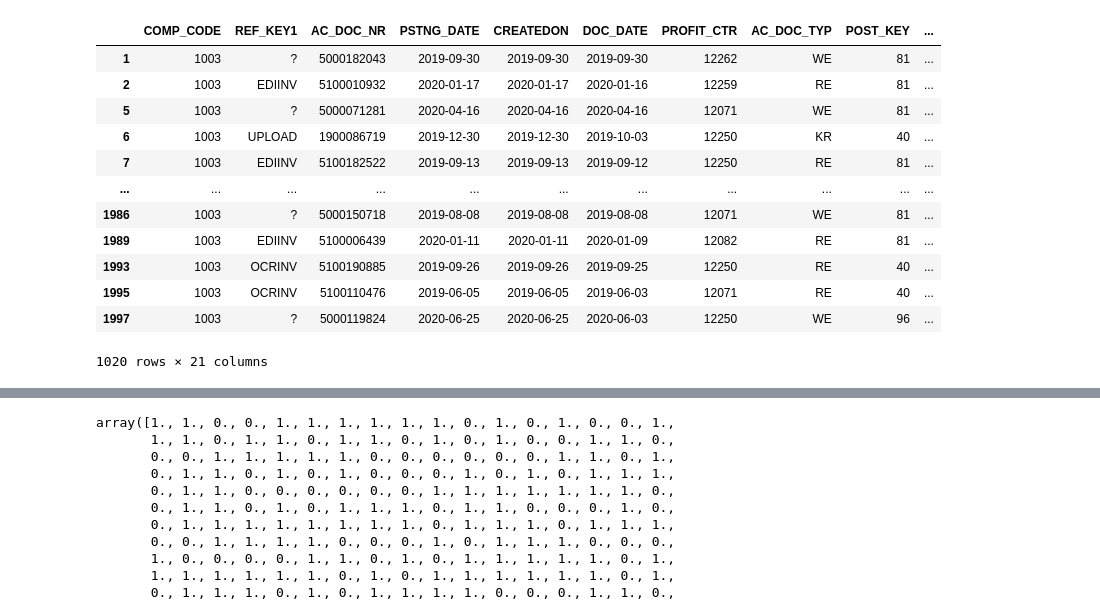
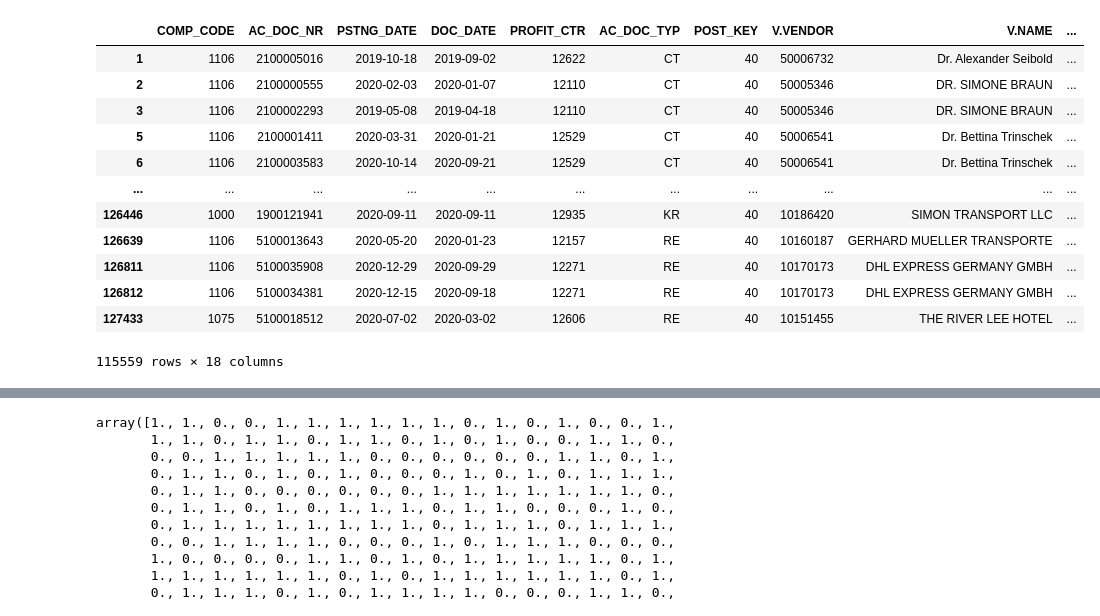
Before and after one commit to dylan1218/ClassificationProject, a Jupyter notebook: ModelsDL sup.ipynb, the cells around one changed output, grey strips where cells are left out. Saved outputs shown, nothing was run; the diff lists cells and outputs as text; code cells hidden in the pictures.

```diff
--- a/ModelsDL sup.ipynb
+++ b/ModelsDL sup.ipynb
@@ -16,8 +16,8 @@ print(Path.cwd())
 
 pathBase = str(Path.cwd())
 cv = CountVectorizer()
-df = pd.read_csv(pathBase + "\Datasets\TeraSample.csv")
-dfOP = pd.read_csv(pathBase + "\Datasets\OpenPmntsVendors.csv")
+df = pd.read_csv(pathBase + "\Datasets\TeraSample_Supervised.csv")
+#dfOP = pd.read_csv(pathBase + "\Datasets\OpenPmntsVendors.csv")
 
 
 with pd.option_context('display.max_rows', None, 'display.max_columns', None):
@@ -48,80 +48,87 @@ BANKACCT                1737     195              870512506     155
 #Define relavent fields to model and their associated data types and feature engineering methods
 
 colDict = {
-    "COMP_CODE": {"Type":"Categorical", "Method":"1hot"},
-    "REF_KEY1":{"Type":"Categorical", "Method":"1hot"},
+    "COMP_CODE": {"Type":"Categorical", "Method":"1hot"}, #In
+    #"REF_KEY1":{"Type":"Categorical", "Method":"1hot"},
     "AC_DOC_NR": {"Type":"ID", "Method":"N/A"},
     "PSTNG_DATE":{"Type":"Date", "Method":"DateEncode"},
-    "CREATEDON":{"Type":"Date", "Method":"DateEncode"},
+    #"CREATEDON":{"Type":"Date", "Method":"DateEncode"},
     "DOC_DATE":{"Type":"Date", "Method":"DateEncode"},
     "PROFIT_CTR":{"Type":"Categorical", "Method":"1hot"},
     "AC_DOC_TYP":{"Type":"Categorical", "Method":"1hot"},
     "POST_KEY":{"Type":"Categorical", "Method":"1hot"},
-    "CREDITOR":{"Type":"Categorical", "Method":"MapEncode"},
-    "NAME":{"Type":"Text", "Method":"Tokenize"},
+    "V.VENDOR":{"Type":"Categorical", "Method":"MapEncode"},#Was creditor
+    "V.NAME":{"Type":"Text", "Method":"Tokenize"}, #Was name
     "GL_ACCOUNT":{"Type":"Categorical", "Method":"1hot"},
-    "CUSTOMER":{"Type":"Categorical", "Method":"MapEncode"},
+    #"CUSTOMER":{"Type":"Categorical", "Method":"MapEncode"}, no longer included
     "POSTXT":{"Type":"Text", "Method":"Tokenize"},
-    "BIC_ZUSERNAM":{"Type":"Categorical", "Method":"MapEncode"},
+    #"BIC_ZUSERNAM":{"Type":"Categorical", "Method":"MapEncode"}, no longer included
     "ZBKTXT":{"Type":"Text", "Method":"Tokenize"},
     "ZTCODE":{"TYpe":"Categorical", "Method":"1hot"},
     "DEB_CRE_USD":{"Type":"Numerical", "Method":"GroupEncode"},
-    "BIC_ZTERMPAY":{"Type":"Categorical", "Method":"1hot"},
+    "V.BIC_ZTERMPAY":{"Type":"Categorical", "Method":"1hot"},
     "MATL_GROUP":{"Type":"Categorical", "Method":"1hot"},
-    "ACCNT_GRPV":{"Type":"Categorical", "Method":"1hot"}
+    "ACCNT_GRPV":{"Type":"Categorical", "Method":"1hot"},
+    "HCPClass":{"Type":"Categorical", "Method":"LabelEncode"}, #Target
+    "Compliance Bucket":{"Type":"Categorical", "Method":"1hot"},
+    "V.BI_ACCNT_TGRPV":{"Type":"Categorical", "Method":"1hot"} #Vendor type
 
 }
 
 
 
 #Set pandas datatypes for each field
 df['COMP_CODE'] = df['COMP_CODE'].astype('object')
-df['REF_KEY1'] = df['REF_KEY1'].astype('object')
+#df['REF_KEY1'] = df['REF_KEY1'].astype('object')
 df['AC_DOC_NR'] = df['AC_DOC_NR'].astype('object')
 df['PSTNG_DATE'] = pd.to_datetime(df['PSTNG_DATE'], format="%Y%m%d")
-df['CREATEDON'] = pd.to_datetime(df['CREATEDON'].astype('object'), format="%Y%m%d")
+#df['CREATEDON'] = pd.to_datetime(df['CREATEDON'].astype('object'), format="%Y%m%d")
 df['DOC_DATE'] = pd.to_datetime(df['DOC_DATE'].astype('object'), format="%Y%m%d")
 df['PROFIT_CTR'] = df['PROFIT_CTR'].astype('object')
 df['AC_DOC_TYP'] = df['AC_DOC_TYP'].astype('object')
 df['POST_KEY'] = df['POST_KEY'].astype('object')
-df['CREDITOR'] = df['CREDITOR'].astype('object')
-df['NAME'] = df['NAME'].astype('object')
+df['V.VENDOR'] = df['V.VENDOR'].astype('object') #was CREDITOR
+df['V.NAME'] = df['V.NAME'].astype('object') #Was #name
 df['GL_ACCOUNT'] = df['GL_ACCOUNT'].astype('object')
-df['CUSTOMER'] = df['CUSTOMER'].astype('object')
+#df['CUSTOMER'] = df['CUSTOMER'].astype('object') no longer included
 df['POSTXT'] = df['POSTXT'].astype('object')
-df['BIC_ZUSERNAM'] = df['BIC_ZUSERNAM'].astype('object')
+#df['BIC_ZUSERNAM'] = df['BIC_ZUSERNAM'].astype('object') no longer included, but may be useful to bring back
 df['ZBKTXT'] = df['ZBKTXT'].astype('object')
 df['ZTCODE'] = df['ZTCODE'].astype('object')
 df['DEB_CRE_USD'] = pd.to_numeric(df['DEB_CRE_USD'])
-df['BIC_ZTERMPAY'] = df['BIC_ZTERMPAY'].astype('object')
+df['V.BIC_ZTERMPAY'] = df['V.BIC_ZTERMPAY'].astype('object') no longer included, but may be useful to bring back
 df['MATL_GROUP'] = df['MATL_GROUP'].astype('object')
 df['ACCNT_GRPV'] = df['ACCNT_GRPV'].astype('object')
+df['HCPClass'] = df['HCPClass'].astype('object')
+df['Compliance Bucket'] = df['Compliance Bucket'].astype("object")
+df['V.BI_ACCNT_TGRPV'] = df['V.BI_ACCNT_TGRPV'].astype("object")
+
 
 
 
 #Filter data for relavent rows
-df = df[ (df.POST_KEY == 40) | (df.POST_KEY == 81) | (df.POST_KEY == 96) & (df.GL_ACCOUNT >= 40000000)]
+df = df[ ((df.POST_KEY == 40) | (df.POST_KEY == 81)) & (df.GL_ACCOUNT >= 40000000)]
 
 #Get list of relavent fields
 colSelect = list(colDict.keys())
 
 df[colSelect]
 
 #df
 # %% [output]
-|  | COMP_CODE | REF_KEY1 | AC_DOC_NR | PSTNG_DATE | CREATEDON | DOC_DATE | PROFIT_CTR | AC_DOC_TYP | POST_KEY | ... |
-| 1 | 1003 | ? | 5000182043 | 2019-09-30 | 2019-09-30 | 2019-09-30 | 12262 | WE | 81 | ... |
-| 2 | 1003 | EDIINV | 5100010932 | 2020-01-17 | 2020-01-17 | 2020-01-16 | 12259 | RE | 81 | ... |
-| 5 | 1003 | ? | 5000071281 | 2020-04-16 | 2020-04-16 | 2020-04-16 | 12071 | WE | 81 | ... |
-| 6 | 1003 | UPLOAD | 1900086719 | 2019-12-30 | 2019-12-30 | 2019-10-03 | 12250 | KR | 40 | ... |
-| 7 | 1003 | EDIINV | 5100182522 | 2019-09-13 | 2019-09-13 | 2019-09-12 | 12250 | RE | 81 | ... |
+|  | COMP_CODE | AC_DOC_NR | PSTNG_DATE | DOC_DATE | PROFIT_CTR | AC_DOC_TYP | POST_KEY | V.VENDOR | V.NAME | ... |
+| 1 | 1106 | 2100005016 | 2019-10-18 | 2019-09-02 | 12622 | CT | 40 | 50006732 | Dr. Alexander Seibold | ... |
+| 2 | 1106 | 2100000555 | 2020-02-03 | 2020-01-07 | 12110 | CT | 40 | 50005346 | DR. SIMONE BRAUN | ... |
+| 3 | 1106 | 2100002293 | 2019-05-08 | 2019-04-18 | 12110 | CT | 40 | 50005346 | DR. SIMONE BRAUN | ... |
+| 5 | 1106 | 2100001411 | 2020-03-31 | 2020-01-21 | 12529 | CT | 40 | 50006541 | Dr. Bettina Trinschek | ... |
+| 6 | 1106 | 2100003583 | 2020-10-14 | 2020-09-21 | 12529 | CT | 40 | 50006541 | Dr. Bettina Trinschek | ... |
 | ... | ... | ... | ... | ... | ... | ... | ... | ... | ... | ... |
-| 1986 | 1003 | ? | 5000150718 | 2019-08-08 | 2019-08-08 | 2019-08-08 | 12071 | WE | 81 | ... |
-| 1989 | 1003 | EDIINV | 5100006439 | 2020-01-11 | 2020-01-11 | 2020-01-09 | 12082 | RE | 81 | ... |
-| 1993 | 1003 | OCRINV | 5100190885 | 2019-09-26 | 2019-09-26 | 2019-09-25 | 12250 | RE | 40 | ... |
-| 1995 | 1003 | OCRINV | 5100110476 | 2019-06-05 | 2019-06-05 | 2019-06-03 | 12071 | RE | 40 | ... |
-| 1997 | 1003 | ? | 5000119824 | 2020-06-25 | 2020-06-25 | 2020-06-03 | 12250 | WE | 96 | ... |
+| 126446 | 1000 | 1900121941 | 2020-09-11 | 2020-09-11 | 12935 | KR | 40 | 10186420 | SIMON TRANSPORT LLC | ... |
+| 126639 | 1106 | 5100013643 | 2020-05-20 | 2020-01-23 | 12157 | RE | 40 | 10160187 | GERHARD MUELLER TRANSPORTE | ... |
+| 126811 | 1106 | 5100035908 | 2020-12-29 | 2020-09-29 | 12271 | RE | 40 | 10170173 | DHL EXPRESS GERMANY GMBH | ... |
+| 126812 | 1106 | 5100034381 | 2020-12-15 | 2020-09-18 | 12271 | RE | 40 | 10170173 | DHL EXPRESS GERMANY GMBH | ... |
+| 127433 | 1075 | 5100018512 | 2020-07-02 | 2020-03-02 | 12606 | RE | 40 | 10151455 | THE RIVER LEE HOTEL | ... |
-1020 rows × 21 columns
+115559 rows × 18 columns
 # %%
 #Clean and transform data
 #To consider fuzzy matching vendor names against the complete listing of vendor names on https://openpaymentsdata.cms.gov/dataset/General-Payment-Data-Detailed-Dataset-2019-Reporti/svgu-ws3x
```
Also changed, not shown: parts of 12 cells of this notebook, 24 other files.
